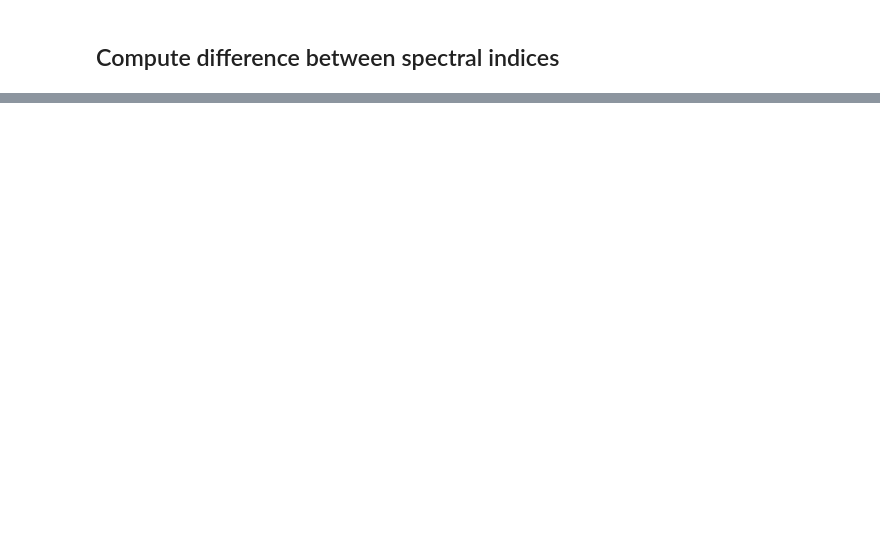
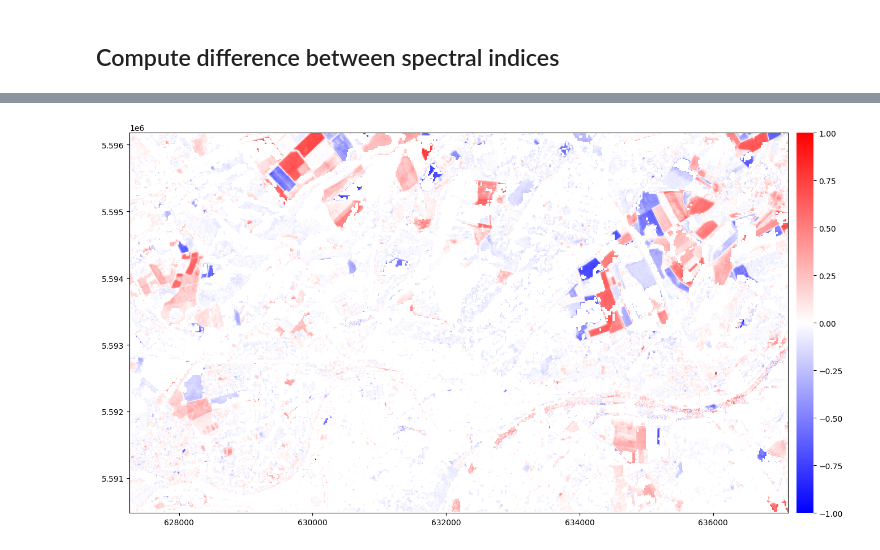
Before and after one commit to nicolasdeffense/eo-toolbox-rtd, a Jupyter notebook: docs/source/sentinel_2/s2_spectral_indices.ipynb, the cells around one changed output, grey strips where cells are left out. Drawn from its saved outputs; the diff is of its cells as text; code cells hidden in the pictures; blank space fills up the shorter version.

```diff
--- a/docs/source/sentinel_2/s2_spectral_indices.ipynb
+++ b/docs/source/sentinel_2/s2_spectral_indices.ipynb
@@ -353,0 +367,15 @@ A new /export/miro/ndeffense/LBRAT2104/GROUP_X/WORK/NDVI_CALC/NDVI_20201218_MINU
+# %%
+fig, ax = plt.subplots(1, 1, figsize=(15,15))
+
+color_map = plt.cm.get_cmap("bwr")
+
+src = rasterio.open(index_file_diff, "r")
+im_rio = rasterio.plot.show(src, cmap=color_map, vmin=-1, vmax=1, ax=ax)
+im_rio = im_rio.get_images()[0]
+
+cax = fig.add_axes([ax.get_position().x1+0.01,ax.get_position().y0,0.02,ax.get_position().height])
+plt.colorbar(im_rio, ax=ax, cax=cax)
+
+plt.box(False)
+# %% [output]
+[figure, added]
```
Also changed, not shown: parts of 5 cells of this notebook, 5 other files.
